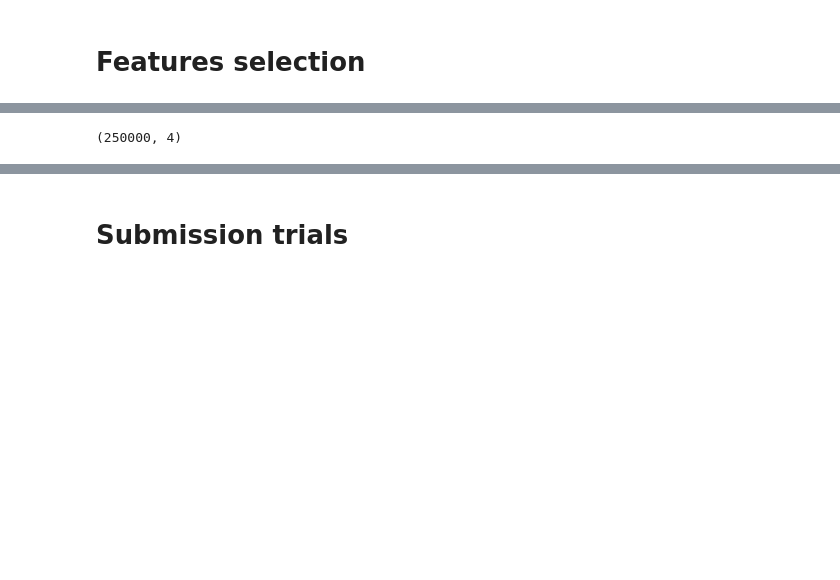
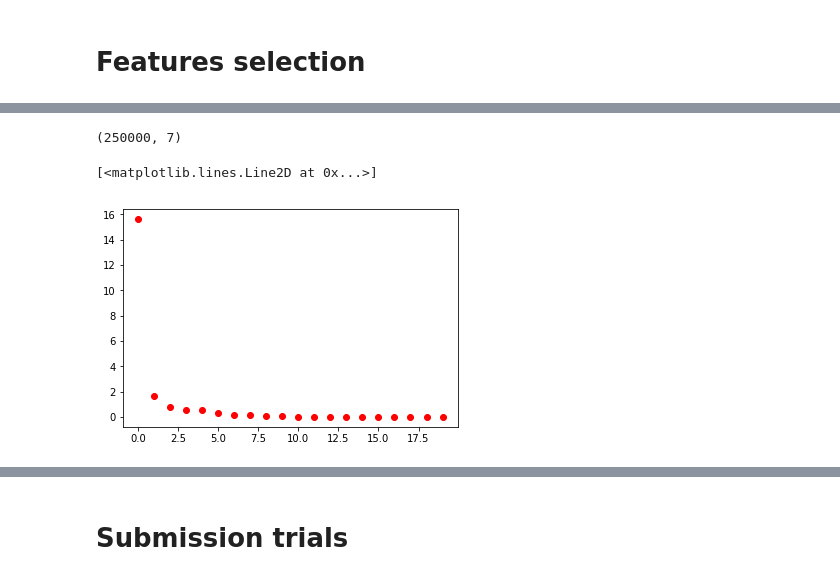
Before and after one commit to huguesvinzant/MachineLearning, a Jupyter notebook: project1/scripts/Data_exploration.ipynb, the cells around one changed output, grey strips where cells are left out. Saved outputs shown, nothing was run; the diff lists cells and outputs as text; code cells hidden in the pictures; blank space fills up the shorter version.

```diff
--- a/project1/scripts/Data_exploration.ipynb
+++ b/project1/scripts/Data_exploration.ipynb
@@ -14,11 +18,13 @@ Data Cleaning
 # %%
 from proj1_helpers import *
 
-labels, features, indices = load_csv_data('train.csv', sub_sample=False)
+labels, tx, indices = load_csv_data('train.csv', sub_sample=False)
 # b(background) -> -1 and s(signal) -> 1
 
-n_samples, n_features = np.shape(features)
-features = remove_meaningless_data(features)
+clean_tx = remove_meaningless_data(tx, 0.3)
+n_samples, n_features = np.shape(clean_tx)
+print(n_samples, n_features)
 
-print(n_samples, n_features)
+standardize_tx = standardize(clean_tx)
+# reshape tx to add offset, ones... c_
 # %% [output]
@@ -155,41 +103,11 @@ Applying PCA on training dataset
-# %%
-from additional_functions import *
-
-# 0 1 2 3 4 5 6 7 8 9 10 11 12 13 14 15 16 17 18 19 20 21 22 23 24 25 26 27 28 29
-# 0 1 2 3       4 5 6 7  8     9  10 11 12 13 14 15 16 17 18                   19
-# 0 1   2           3    4     5  6  7     8  9     10 11 12
-
-#kept features = 0,1,3,9,11,13,14,15,17,18,20,21,22
-
-#clean_data_2 = np.delete(clean_data, np.s_[2,4,5,7,12,15,19], axis=1)
-clean_data_2 = np.delete(clean_data, np.s_[4,5,6,7,8,9,10,11,12,13,14,15,16,17,18,19], axis=1)
-std_data = standardize(clean_data_2)
-std_data[:,0][np.isnan(std_data[:,0])] = 0
-
-n_samples, n_features = np.shape(std_data)
-print(np.shape(std_data))
-
-def ridge_regression_demo(std_data,labels,degree,ratio,seed):
-    """ridge regression demo."""
-    # define parameter
-    lambdas = np.logspace(-5, -1, 10)
-    # split data
-    x_tr, x_te, y_tr, y_te = split_data(std_data,labels,ratio, seed)
-    # form tx
-    tx_tr = build_poly(x_tr, degree)
-    tx_te = build_poly(x_te, degree)
-    # ridge regression with different lambda
-    rmse_tr = []
-    rmse_te = []
-    for ind, lambda_ in enumerate(lambdas):
-         # ridge regression
-            weight_tr,loss_tr = ridge_regression(y_tr, tx_tr, lambda_)
-            weight_te,loss_te = ridge_regression(y_te, tx_te, lambda_)
-            rmse_tr.append(np.sqrt(2 * loss_tr))
-            rmse_te.append(np.sqrt(2 * loss_te))
-
-            #print("proportion={p}, degree={d}, lambda={l:.3f}, Training RMSE={tr:.3f}, Testing RMSE={te:.3f}".format(
-               #p=ratio, d=degree, l=lambda_, tr=rmse_tr[ind], te=rmse_te[ind]))
-    plot_train_test(rmse_tr, rmse_te, lambdas, degree)
-# %% [output]
-(250000, 4)
+# %%
+#Principal component analysis:
+eig_val, eig_vec = PCA(standardize_tx, 7)
+PCA_data = standardize_tx.dot(eig_vec)
+print(np.shape(PCA_data))
+
+plt.plot([0,1,2,3,4,5,6,7,8,9,10,11,12,13,14,15,16,17,18,19], eig_val, 'ro')
+# %% [output]
+(250000, 7)
+[<matplotlib.lines.Line2D at 0x...>]
+[figure, added]
```
Also changed, not shown: parts of 9 cells of this notebook, 2 other files.
